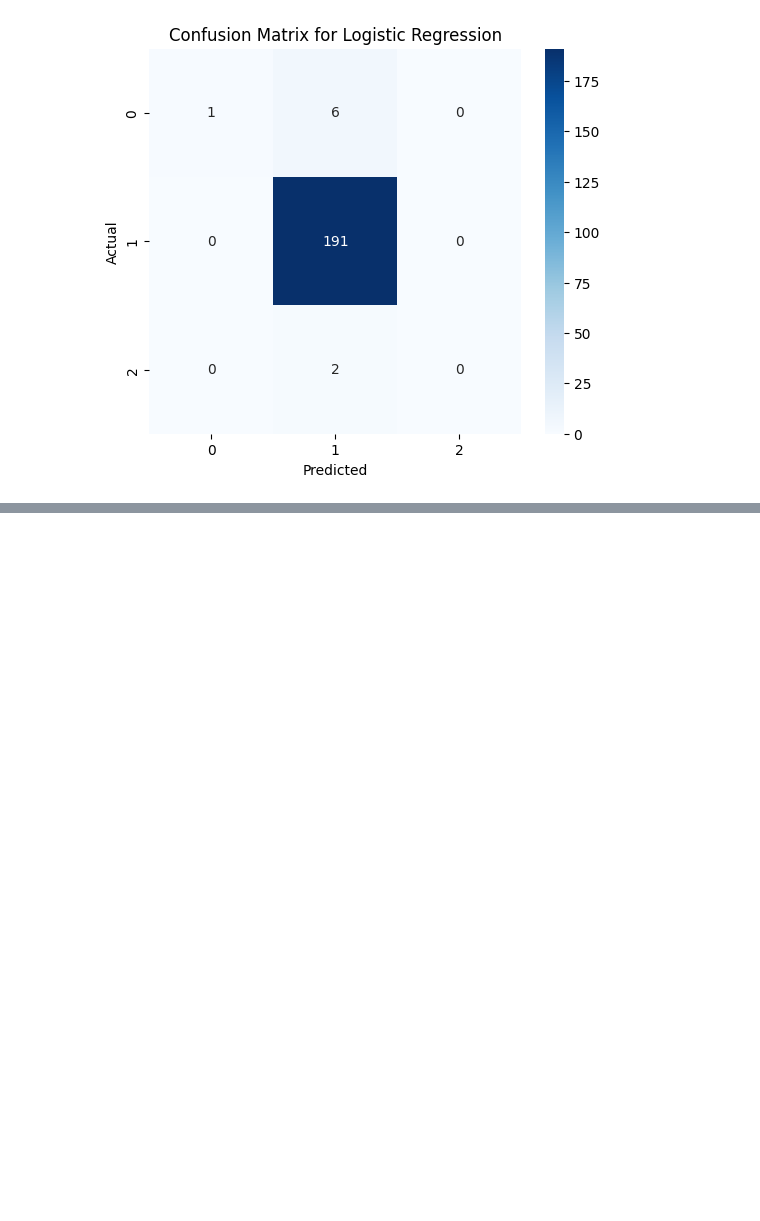
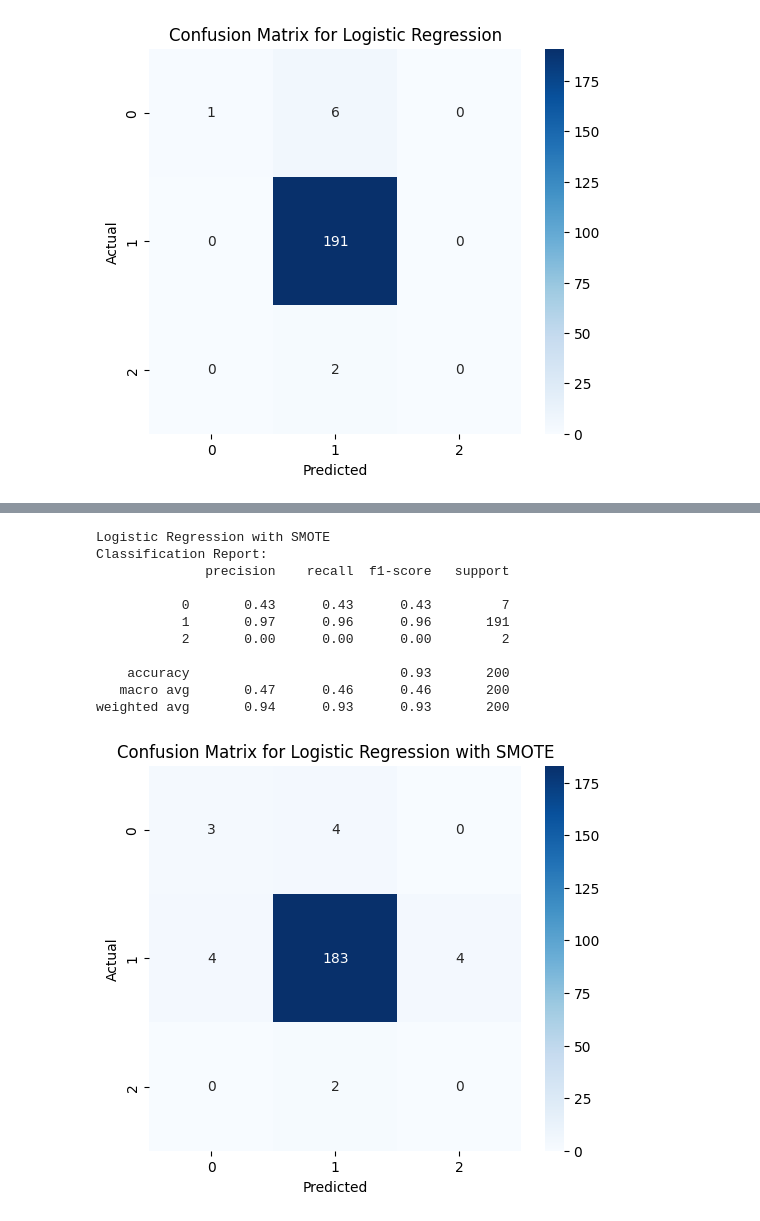
Before and after one commit to njokinjuguna/Machine-learning-Models, a Jupyter notebook: cancerpredictiveanalysisinkenya.ipynb, the cells around one changed output, grey strips where cells are left out. Cells and saved outputs as stored; diff of their text form; code cells hidden in the pictures; blank space fills up the shorter version.

```diff
--- a/cancerpredictiveanalysisinkenya.ipynb
+++ b/cancerpredictiveanalysisinkenya.ipynb
@@ -839,0 +878,41 @@ weighted avg       0.95      0.96      0.94       200
+# %%
+from imblearn.over_sampling import SMOTE
+
+# Apply SMOTE to balance the dataset
+smote = SMOTE(random_state=42)
+X_train_resampled, y_train_resampled = smote.fit_resample(X_train, y_train)
+
+# Train Logistic Regression on resampled data
+log_reg_smote = LogisticRegression(max_iter=1000, random_state=42)
+log_reg_smote.fit(X_train_resampled, y_train_resampled)
+
+# Make predictions
+y_test_pred_smote = log_reg_smote.predict(X_test)
+
+# Evaluate the model
+print("\nLogistic Regression with SMOTE")
+print("Classification Report:")
+print(classification_report(y_test, y_test_pred_smote, zero_division=0))
+
+# Confusion Matrix
+conf_matrix_smote = confusion_matrix(y_test, y_test_pred_smote)
+
+plt.figure(figsize=(6, 5))
+sns.heatmap(conf_matrix_smote, annot=True, fmt='d', cmap='Blues')
+plt.title('Confusion Matrix for Logistic Regression with SMOTE')
+plt.xlabel('Predicted')
+plt.ylabel('Actual')
+plt.show()
+# %% [output]
+Logistic Regression with SMOTE
+Classification Report:
+              precision    recall  f1-score   support
+
+           0       0.43      0.43      0.43         7
+           1       0.97      0.96      0.96       191
+           2       0.00      0.00      0.00         2
+
+    accuracy                           0.93       200
+   macro avg       0.47      0.46      0.46       200
+weighted avg       0.94      0.93      0.93       200
+[figure, added]
```
Also changed, not shown: parts of 4 cells of this notebook.
